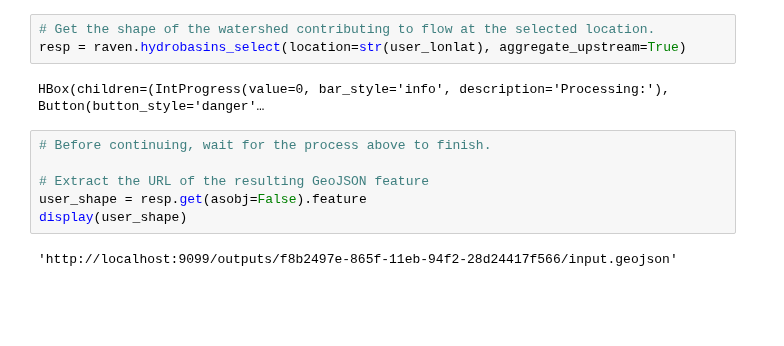
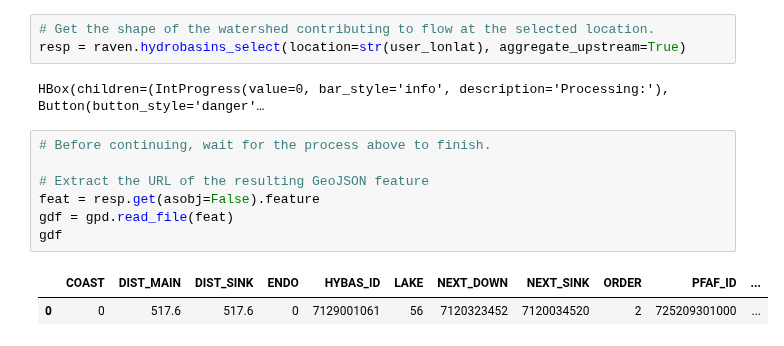
Before and after one commit to Ouranosinc/raven, a Jupyter notebook: docs/source/notebooks/Region_selection.ipynb, the cells around one changed output. Drawn from its saved outputs; the diff is of its cells as text; blank space fills up the shorter version.

```diff
--- a/docs/source/notebooks/Region_selection.ipynb
+++ b/docs/source/notebooks/Region_selection.ipynb
@@ -80,8 +75,10 @@ HBox(children=(IntProgress(value=0, bar_style='info', description='Processing:')
 # %%
 # Before continuing, wait for the process above to finish.
 
 # Extract the URL of the resulting GeoJSON feature
-user_shape = resp.get(asobj=False).feature
-display(user_shape)
+feat = resp.get(asobj=False).feature
+gdf = gpd.read_file(feat)
+gdf
 # %% [output]
-'http://localhost:9099/outputs/f8b2497e-865f-11eb-94f2-28d24417f566/input.geojson'
+|  | COAST | DIST_MAIN | DIST_SINK | ENDO | HYBAS_ID | LAKE | NEXT_DOWN | NEXT_SINK | ORDER | PFAF_ID | ... |
+| 0 | 0 | 517.6 | 517.6 | 0 | 7129001061 | 56 | 7120323452 | 7120034520 | 2 | 725209301000 | ... |
```
Also changed, not shown: parts of 3 cells of this notebook, 11 other files.
